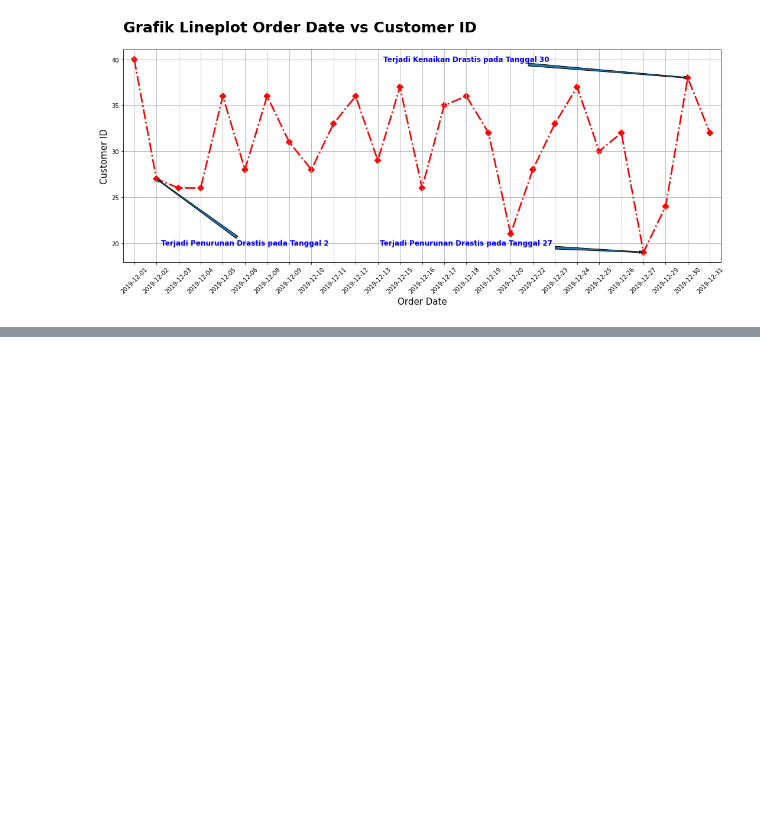
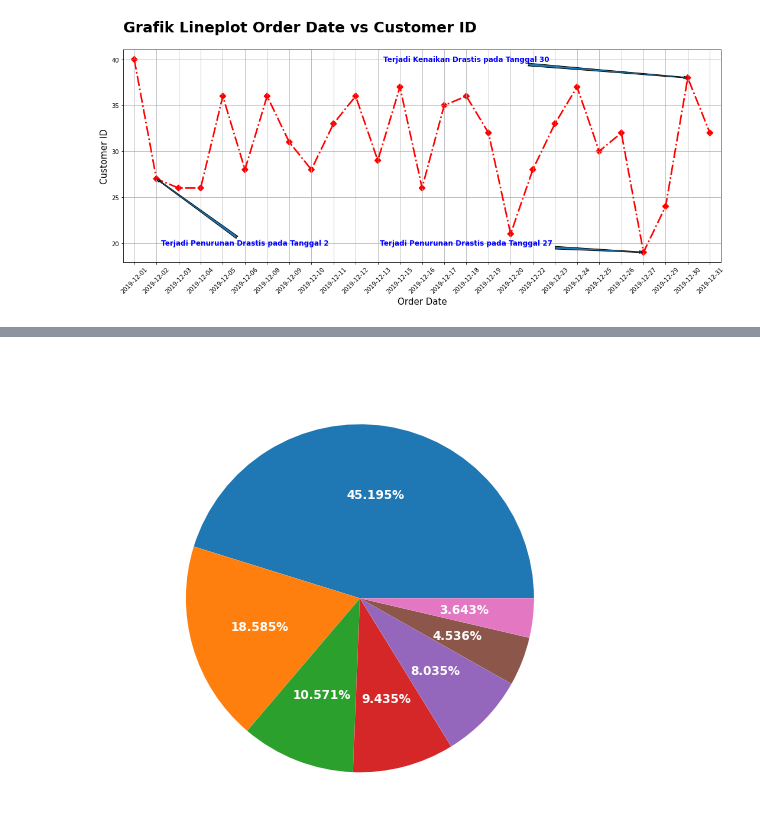
Before and after one commit to UsepSyaikalArifin/My-Projects, a Jupyter notebook: Matplotlib & Seaborn/Jupyter Notebook/main.ipynb, the cells around one changed output, grey strips where cells are left out. Saved outputs shown, nothing was run; the diff lists cells and outputs as text; code cells hidden in the pictures; blank space fills up the shorter version.

```diff
--- a/Matplotlib & Seaborn/Jupyter Notebook/main.ipynb
+++ b/Matplotlib & Seaborn/Jupyter Notebook/main.ipynb
@@ -274,0 +329,4 @@ plt.show()
+# %%
+top_provinces = dataset.groupby(["province"])["gmv"].sum().reset_index().sort_values(by="gmv",ascending=False)
+
+display(top_provinces)
@@ -274,0 +342,12 @@ plt.show()
+# %%
+fig, axs = plt.subplots(1, 1, figsize=(7, 7))
+axs.pie(data=top_provinces, x="gmv", labels="province", autopct="%0.3f%%",textprops={
+                                                                                     "fontsize" : 12,
+                                                                                     "fontweight" : "bold",
+                                                                                     "color" : "white"
+                                                                                    })
+axs.set_title("Komposisi Total GMV Berdasarkan Provinsi", fontsize=20, fontweight="bold", color="white")
+plt.tight_layout()
+plt.show()
+# %% [output]
+[figure, added]
```
Also changed, not shown: parts of 7 cells of this notebook.
